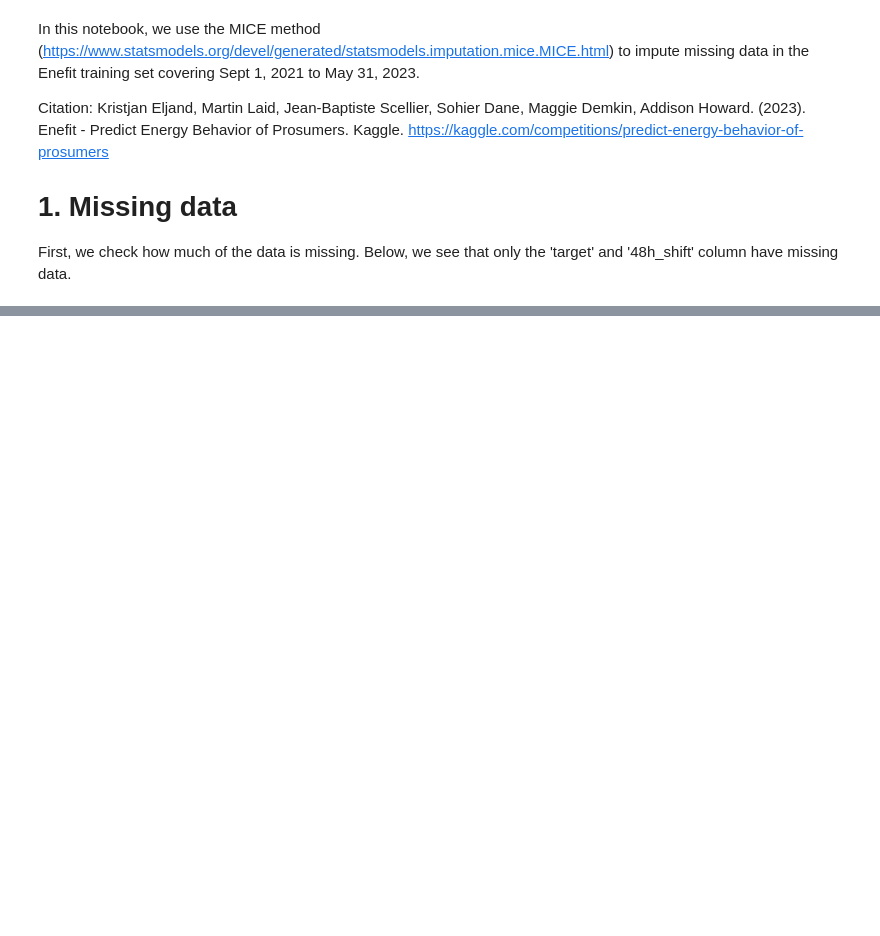
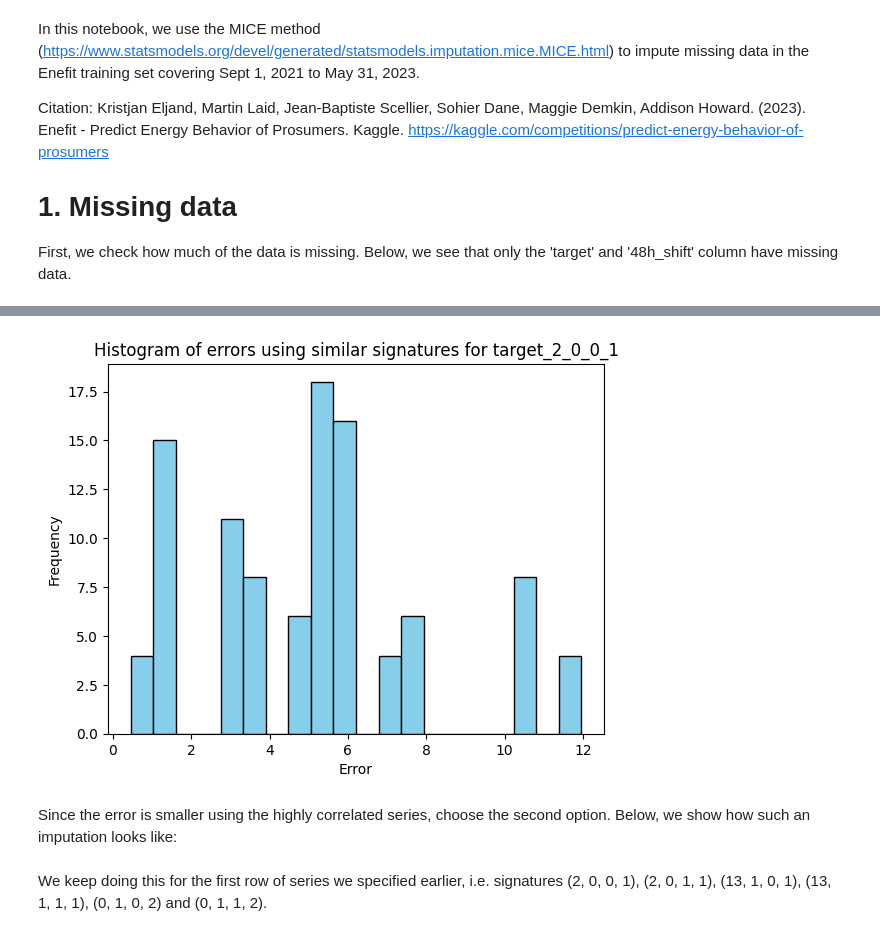
Before and after one commit to ababei/enefit, a Jupyter notebook: enefit-data-imputation.ipynb, the cells around one changed output, grey strips where cells are left out. Saved outputs shown, nothing was run; the diff lists cells and outputs as text; code cells hidden in the pictures; blank space fills up the shorter version.

Commit message:
Added flow of imputation

```diff
--- a/enefit-data-imputation.ipynb
+++ b/enefit-data-imputation.ipynb
@@ -87,11 +10,0 @@ IndentationError: expected an indented block after 'else' statement on line 98 (
-# %%
-errors1 = []
-for i in range(100):
-    errors1.append(sts1.calculate_error(column_name, all_corr = True ))
-
-column_name = 'target_2_0_0_1'
-plt.hist(errors1, bins=20, color='skyblue', edgecolor='black')
-plt.title(f'Histogram of 100 random county-ranged imputations of {column_name}')
-plt.xlabel(column_name)
-plt.ylabel('Frequency')
-plt.show()
@@ -327,0 +11,14 @@ np.array(top_200_values).std()
+# %%
+import numpy as np
+import pandas as pd
+import matplotlib.pyplot as plt
+
+from datetime import datetime, timedelta
+
+df = pd.read_csv('/kaggle/input/trainingdata/trainingData.csv')
+df['datetime'] = pd.to_datetime(df['datetime'])
+df=df[['county', 'is_business', 'is_consumption', 'product_type', 'target', 'datetime']]
+
+# Data containes 6 columns; 'county', 'is_business', 'is_consumption', and 'product_type', which are categorical, and each determine a time series
+# 'target' is the data we want to predict
+# 'datetime' is the date that we need the forecast for
@@ -327,0 +103,21 @@ np.array(top_200_values).std()
+# %%
+# Imputing using similar signatures (c, 0, 0, 1)
+
+# this runs ~ 5 minutes
+column = 'target_2_0_0_1'
+errors_similar = []
+sim_sers=[]
+for i in range(100):
+    err_sim, num_sers_sim = imputed_series.calculate_error(column)
+    errors_similar.append(err_sim)
+    sim_sers.append(num_sers_sim)
+
+plt.hist(errors_similar, bins=20, color='skyblue', edgecolor='black')
+plt.title(f'Histogram of errors using similar signatures for {column}')
+plt.xlabel('Error')
+plt.ylabel('Frequency')
+plt.show()
+
+print("Number of series used for imputation is ", set(sim_sers))
+# %% [output]
+[figure, added]
@@ -327,0 +142,2 @@ np.array(top_200_values).std()
+# %% [markdown]
+Since the error is smaller using the highly correlated series, choose the second option. Below, we show how such an imputation looks like:
@@ -327,0 +146,2 @@ np.array(top_200_values).std()
+# %% [markdown]
+We keep doing this for the first row of series we specified earlier, i.e. signatures (2, 0, 0, 1), (2, 0, 1, 1), (13, 1, 0, 1), (13, 1, 1, 1), (0, 1, 0, 2) and (0, 1, 1, 2).
```
Also changed, not shown: parts of 35 cells of this notebook.
